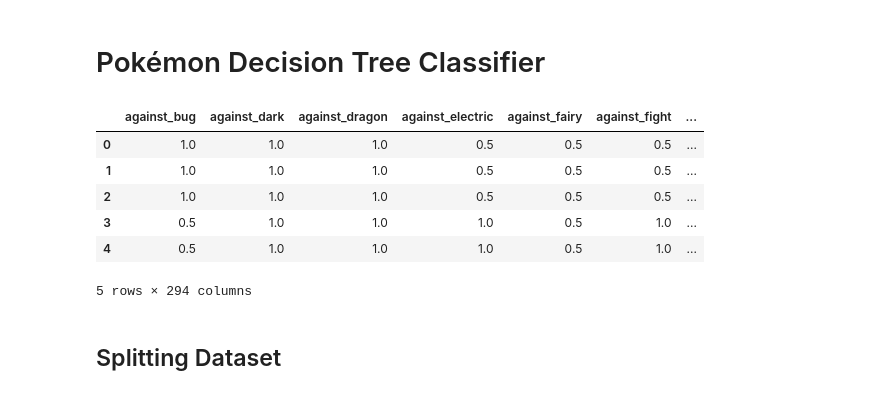
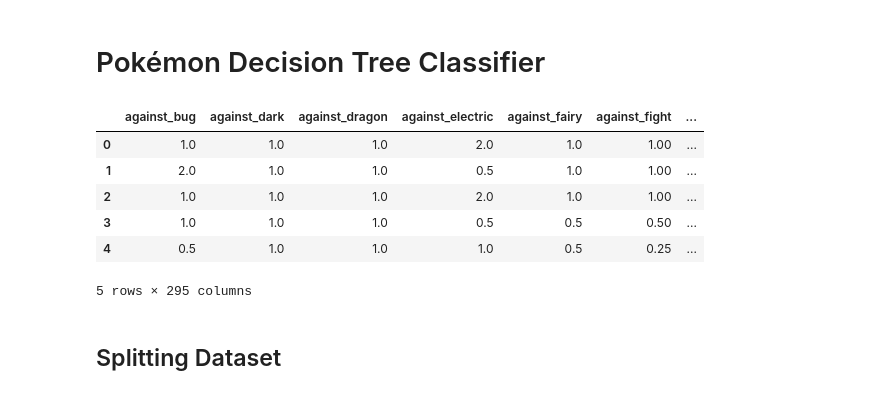
Before and after one commit to nathanyao13/pokemon-ml, a Jupyter notebook: decision_tree.ipynb, the cells around one changed output. Saved outputs shown, nothing was run; the diff lists cells and outputs as text; code cells hidden in the pictures.

```diff
--- a/decision_tree.ipynb
+++ b/decision_tree.ipynb
@@ -9,15 +13,14 @@ from sklearn.metrics import accuracy_score
 # %%
-pokemon_data = pd.read_csv('pokemon.csv')
 processed_pokemon_data = pd.read_csv('preprocessed_pokemon.csv')
 processed_pokemon_data.head()
 # %% [output]
 |  | against_bug | against_dark | against_dragon | against_electric | against_fairy | against_fight | ... |
-| 0 | 1.0 | 1.0 | 1.0 | 0.5 | 0.5 | 0.5 | ... |
-| 1 | 1.0 | 1.0 | 1.0 | 0.5 | 0.5 | 0.5 | ... |
-| 2 | 1.0 | 1.0 | 1.0 | 0.5 | 0.5 | 0.5 | ... |
-| 3 | 0.5 | 1.0 | 1.0 | 1.0 | 0.5 | 1.0 | ... |
-| 4 | 0.5 | 1.0 | 1.0 | 1.0 | 0.5 | 1.0 | ... |
+| 0 | 1.0 | 1.0 | 1.0 | 2.0 | 1.0 | 1.00 | ... |
+| 1 | 2.0 | 1.0 | 1.0 | 0.5 | 1.0 | 1.00 | ... |
+| 2 | 1.0 | 1.0 | 1.0 | 2.0 | 1.0 | 1.00 | ... |
+| 3 | 1.0 | 1.0 | 1.0 | 0.5 | 0.5 | 0.50 | ... |
+| 4 | 0.5 | 1.0 | 1.0 | 1.0 | 0.5 | 0.25 | ... |
-5 rows × 294 columns
+5 rows × 295 columns
 # %% [markdown]
 ## Splitting Dataset
 # %%
```
Also changed, not shown: parts of 5 cells of this notebook, 2 other files.
